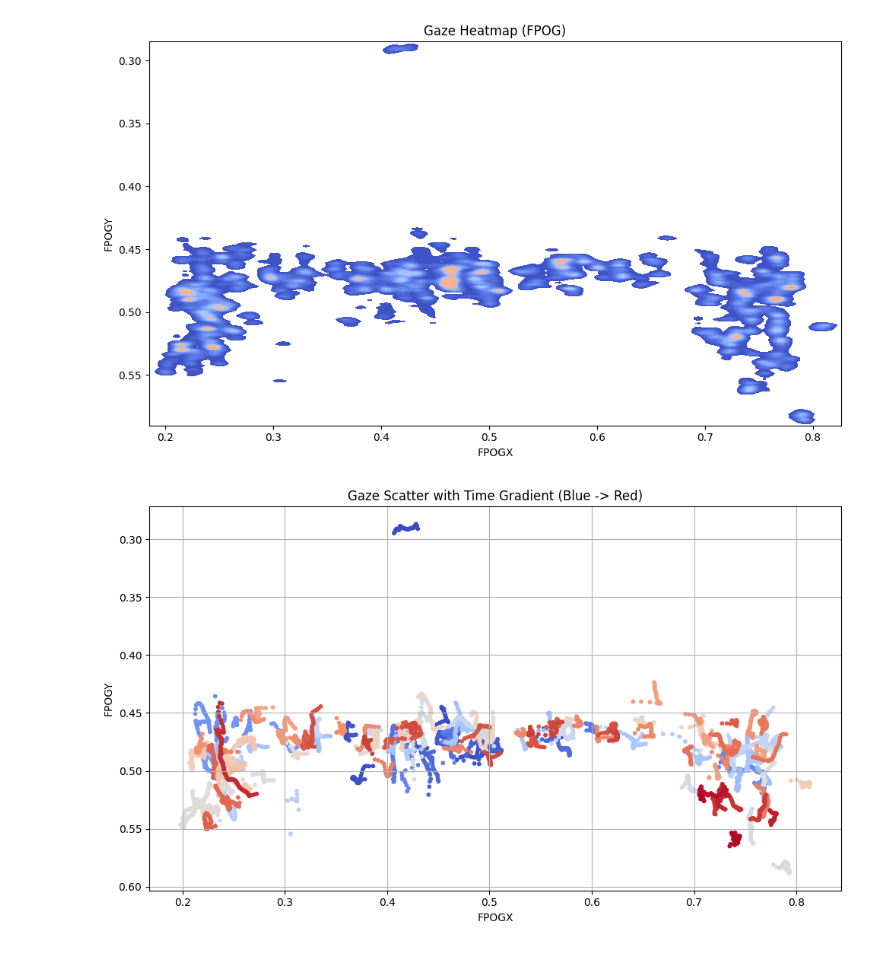
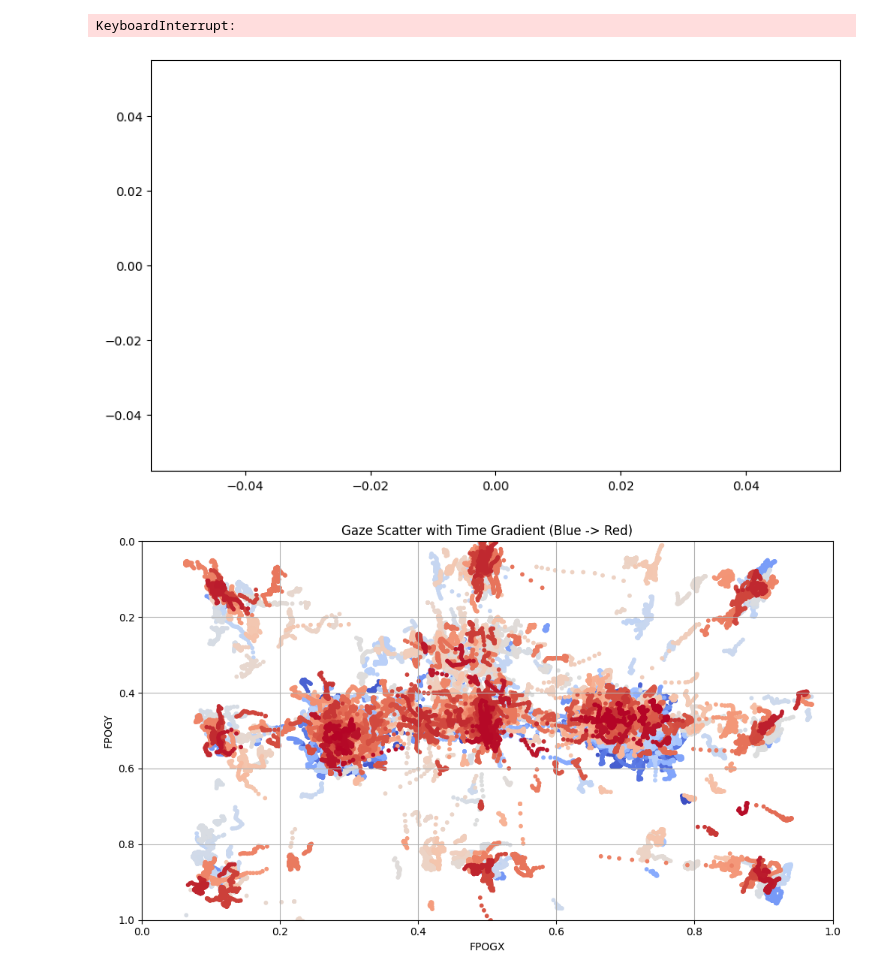
Before and after one commit to MadlenBartsch/EyeTracking_Projekt, a Jupyter notebook: scripts/visulaization.ipynb, the cells around one changed output. Saved outputs shown, nothing was run; the diff lists cells and outputs as text; code cells hidden in the pictures.

Commit message:
created plots for pilot data

```diff
--- a/scripts/visulaization.ipynb
+++ b/scripts/visulaization.ipynb
@@ -4,7 +4,7 @@ import pandas as pd
 import matplotlib.pyplot as plt
 import seaborn as sns
 # %%
-data_path = 'subject-0.tsv'
+data_path = 'C:/Users/madle/Documents/GitHub/EyeTracking_Projekt/data/franzi_pilot.tsv'
 df = pd.read_csv(data_path, sep='\t')
 display(df.columns)
 df.head(5)
@@ -54,24 +54,28 @@ plt.tight_layout()
 plt.savefig('heatmap_plot.png', dpi=300, bbox_inches='tight')
 plt.show()
 # %% [output]
+KeyboardInterrupt:
-[figure, old version]
+[figure, new version]
 # %%
 # Normalize time to 0–1 for color mapping
 time_norm = (df['TIME'] - df['TIME'].min()) / (df['TIME'].max() - df['TIME'].min())
 
 # Set up colormap from red to blue
 colors = plt.cm.coolwarm(time_norm)
 
 # Plot with time-based color
 plt.figure(figsize=(10, 6))
 plt.scatter(df['FPOGX'], df['FPOGY'], color=colors, s=10)
 plt.title('Gaze Scatter with Time Gradient (Blue -> Red)')
 plt.xlabel('FPOGX')
 plt.ylabel('FPOGY')
-plt.gca().invert_yaxis()
 plt.grid(True)
 plt.tight_layout()
+plt.xlim(0, 1)
+plt.ylim(0, 1)
+plt.gca().invert_yaxis()
+
 plt.savefig('gaze_scatter_time_plot.png', dpi=300, bbox_inches='tight')
 plt.show()
 # %% [output]
-[figure, old version]
+[figure, new version]
```
Also changed, not shown: parts of 6 cells of this notebook, 16 other files.
